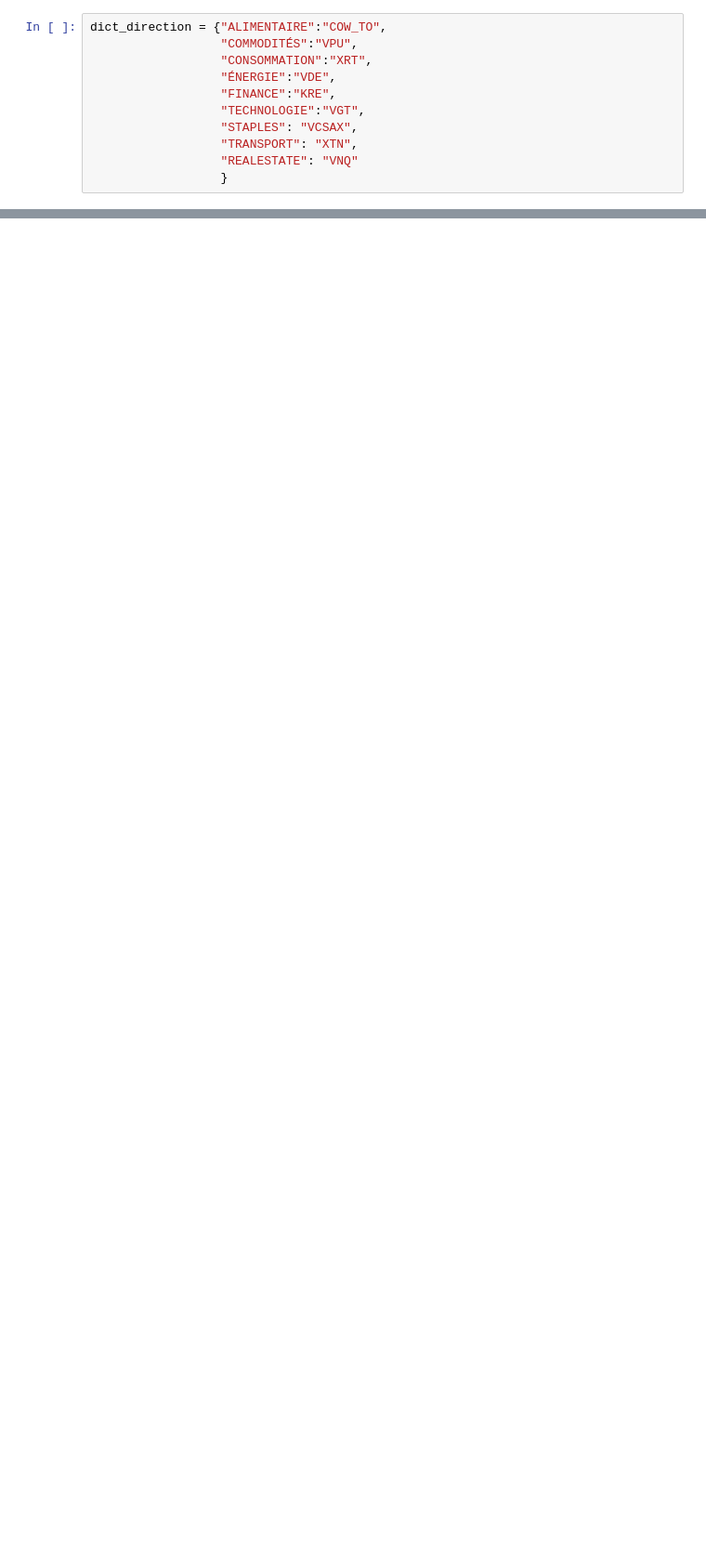
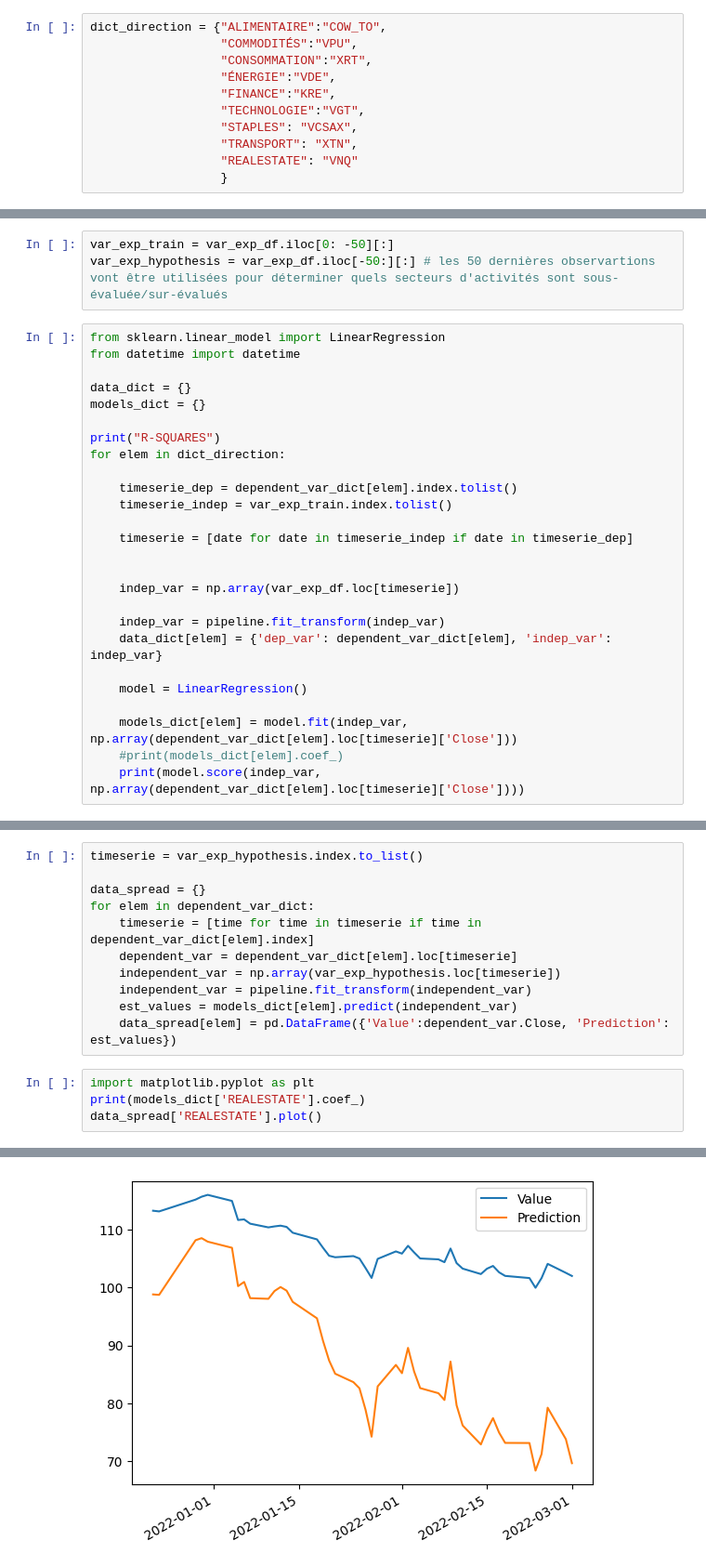
Before and after one commit to felixpoirier1/BNI-Analysis, a Jupyter notebook: analysis.ipynb, the cells around one changed output, grey strips where cells are left out. Shown: that part at 93% size. Saved outputs shown, nothing was run; the diff lists cells and outputs as text; blank space fills up the shorter version.

```diff
--- a/analysis.ipynb
+++ b/analysis.ipynb
@@ -81,0 +76,29 @@ dependent_var_dict
+# %%
+var_exp_train = var_exp_df.iloc[0: -50][:]
+var_exp_hypothesis = var_exp_df.iloc[-50:][:] # les 50 dernières observartions vont être utilisées pour déterminer quels secteurs d'activités sont sous-évaluée/sur-évalués
+# %%
+from sklearn.linear_model import LinearRegression
+from datetime import datetime
+
+data_dict = {}
+models_dict = {}
+
+print("R-SQUARES")
+for elem in dict_direction:
+
+    timeserie_dep = dependent_var_dict[elem].index.tolist()
+    timeserie_indep = var_exp_train.index.tolist()
+
+    timeserie = [date for date in timeserie_indep if date in timeserie_dep]
+
+
+    indep_var = np.array(var_exp_df.loc[timeserie])
+
+    indep_var = pipeline.fit_transform(indep_var)
+    data_dict[elem] = {'dep_var': dependent_var_dict[elem], 'indep_var': indep_var}
+
+    model = LinearRegression()
+
+    models_dict[elem] = model.fit(indep_var, np.array(dependent_var_dict[elem].loc[timeserie]['Close']))
+    #print(models_dict[elem].coef_)
+    print(model.score(indep_var, np.array(dependent_var_dict[elem].loc[timeserie]['Close'])))
@@ -81,0 +116,16 @@ dependent_var_dict
+# %%
+timeserie = var_exp_hypothesis.index.to_list()
+
+data_spread = {}
+for elem in dependent_var_dict:
+    timeserie = [time for time in timeserie if time in dependent_var_dict[elem].index]
+    dependent_var = dependent_var_dict[elem].loc[timeserie]
+    independent_var = np.array(var_exp_hypothesis.loc[timeserie])
+    independent_var = pipeline.fit_transform(independent_var)
+    est_values = models_dict[elem].predict(independent_var)
+    data_spread[elem] = pd.DataFrame({'Value':dependent_var.Close, 'Prediction': est_values})
+# %%
+import matplotlib.pyplot as plt
+print(models_dict['REALESTATE'].coef_)
+data_spread['REALESTATE'].plot()
+# %% [output]
@@ -81,0 +141 @@ dependent_var_dict
+[figure, added]
```
Also changed, not shown: parts of 9 cells of this notebook.
